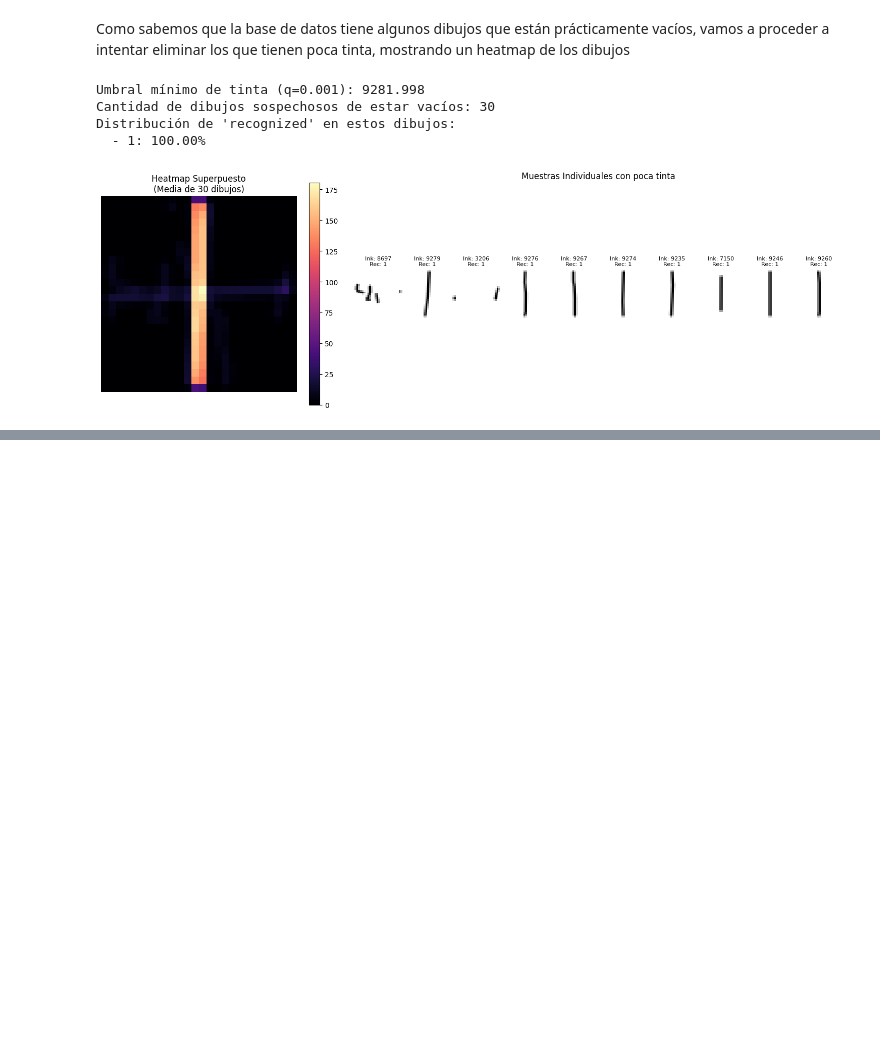
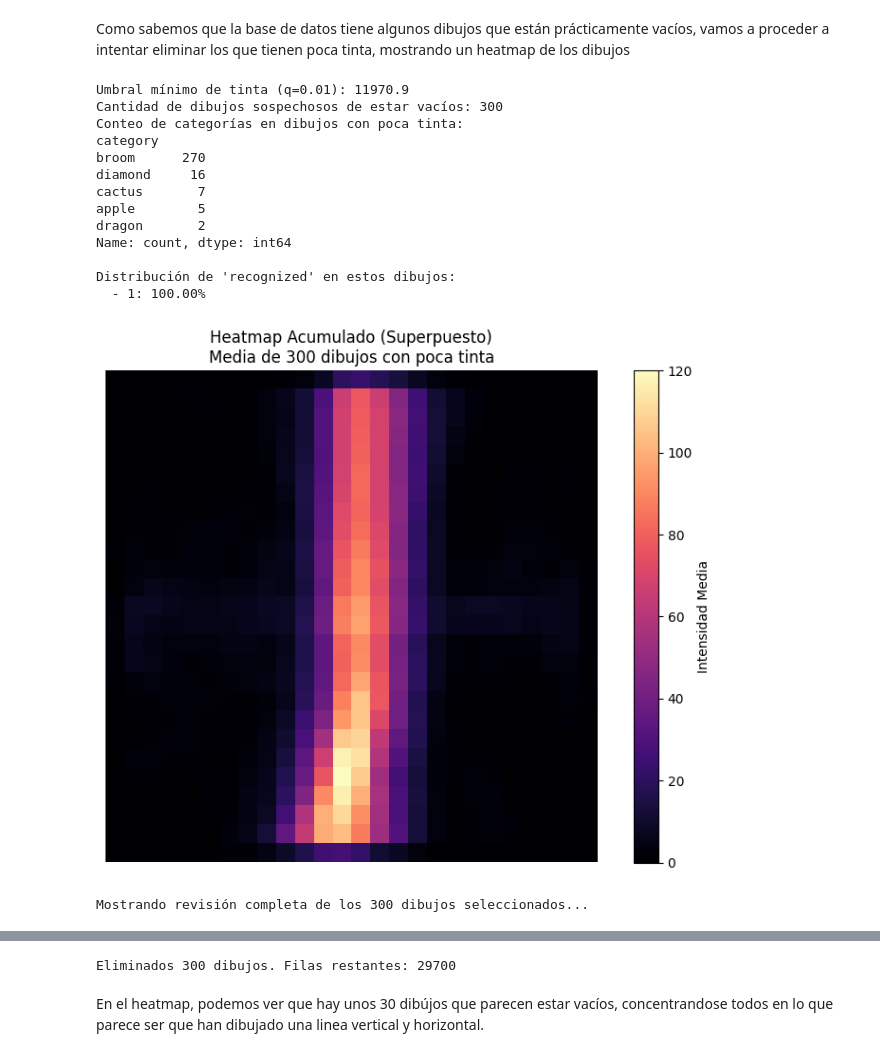
Before and after one commit to moonlightKiR/XGBOOST, a Jupyter notebook: src/main.ipynb, the cells around one changed output, grey strips where cells are left out. Cells and saved outputs as stored; diff of their text form; code cells hidden in the pictures; blank space fills up the shorter version.

Commit message:
a-0.10
limpieza de dibujos con poca tinta hecho

añadido visualización de todos los dibujos que se eliminarán

agrupado en drop_low_ink_drawings

```diff
--- a/src/main.ipynb
+++ b/src/main.ipynb
@@ -167,10 +167,20 @@ Ejecutando UMAP en 500 imágenes...
 # %% [markdown]
 Como sabemos que la base de datos tiene algunos dibujos que están prácticamente vacíos, vamos a proceder a intentar eliminar los que tienen poca tinta, mostrando un heatmap de los dibujos
 # %%
-df_clean = eda.drop_low_ink_drawings(df_clean, quantile=0.001)
+df_clean = eda.drop_low_ink_drawings(df_clean, quantile=0.01)
 # %% [output]
-Umbral mínimo de tinta (q=0.001): 9281.998
-Cantidad de dibujos sospechosos de estar vacíos: 30
+Umbral mínimo de tinta (q=0.01): 11970.9
+Cantidad de dibujos sospechosos de estar vacíos: 300
+Conteo de categorías en dibujos con poca tinta:
+category
+broom      270
+diamond     16
+cactus       7
+apple        5
+dragon       2
+Name: count, dtype: int64
+
 Distribución de 'recognized' en estos dibujos:
   - 1: 100.00%
-[figure, old version]
+[figure, new version]
+Mostrando revisión completa de los 300 dibujos seleccionados...
@@ -176,0 +188,3 @@ Distribución de 'recognized' en estos dibujos:
+Eliminados 300 dibujos. Filas restantes: 29700
+# %% [markdown]
+En el heatmap, podemos ver que hay unos 30 dibújos que parecen estar vacíos, concentrandose todos en lo que parece ser que han dibujado una linea vertical y horizontal.
```
Also changed, not shown: parts of 1 cell of this notebook, 1 other file.
